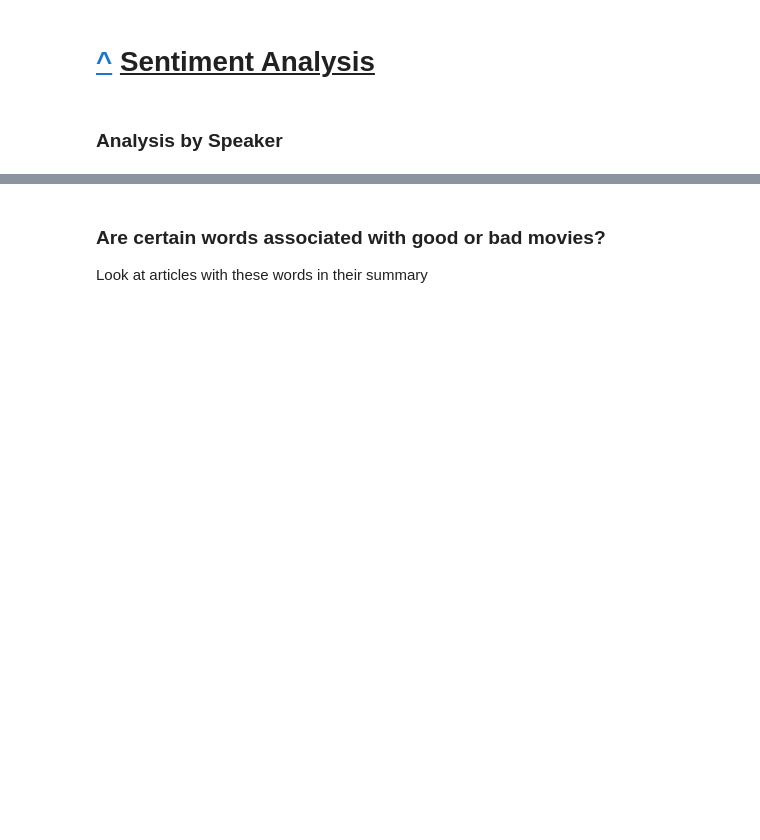
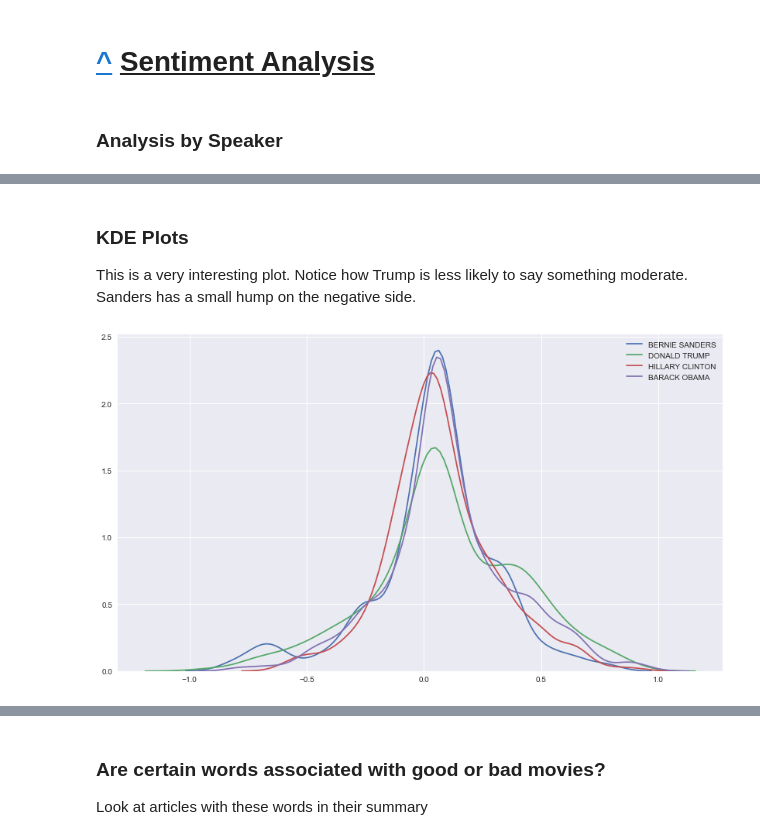
Before and after one commit to pstetz/PBS-Newshour, a Jupyter notebook: analysis.ipynb, the cells around one changed output, grey strips where cells are left out. Cells and saved outputs as stored; diff of their text form; code cells hidden in the pictures; blank space fills up the shorter version.

```diff
--- a/analysis.ipynb
+++ b/analysis.ipynb
@@ -761,0 +772,13 @@ pois_sents[3][156]
+# %% [markdown]
+### KDE Plots
+
+This is a very interesting plot.  Notice how Trump is less likely to say something moderate.  Sanders has a small hump on the negative side.
+# %%
+plt.figure(figsize=(14, 8))
+
+all_sents = [(poi, sent) for poi, sent in pois_sents.items()]
+
+for person, sentiment in all_sents:
+    sns.kdeplot(sentiment, label=person)
+# %% [output]
+[figure, added]
```
Also changed, not shown: parts of 10 cells of this notebook.
